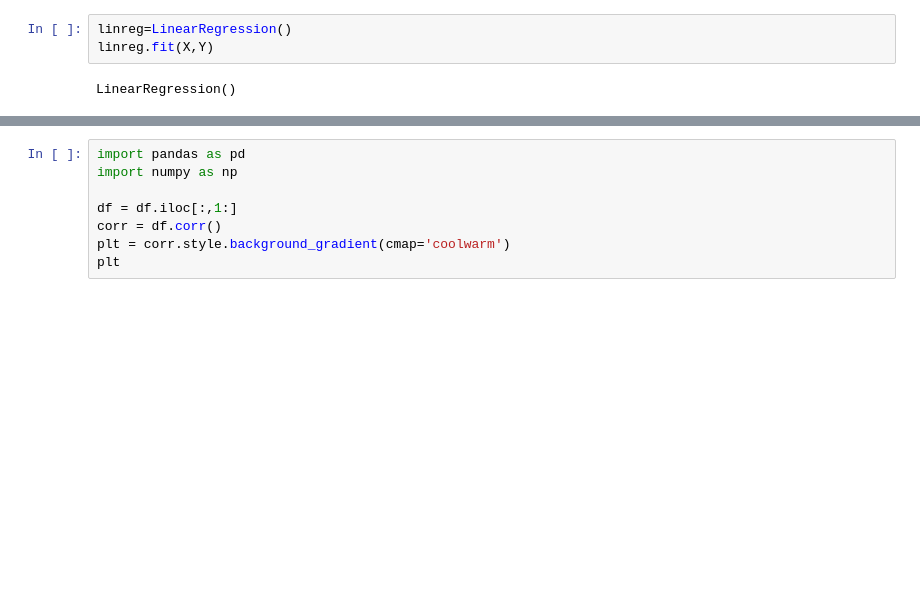
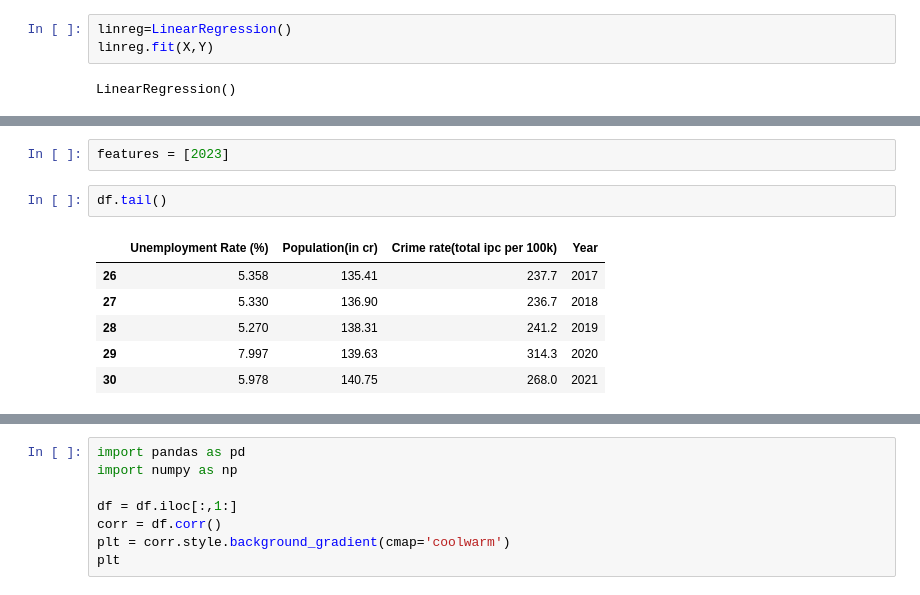
Before and after one commit to Mubeen-Zaki/Crime_Analysis, a Jupyter notebook: Prediction/prediction.ipynb, the cells around one changed output, grey strips where cells are left out. Cells and saved outputs as stored; diff of their text form; blank space fills up the shorter version.

```diff
--- a/Prediction/prediction.ipynb
+++ b/Prediction/prediction.ipynb
@@ -978,0 +1040,11 @@ print(Accuracy)
+# %%
+features = [2023]
+# %%
+df.tail()
+# %% [output]
+|  | Unemployment Rate (%) | Population(in cr) | Crime rate(total ipc per 100k) | Year |
+| 26 | 5.358 | 135.41 | 237.7 | 2017 |
+| 27 | 5.330 | 136.90 | 236.7 | 2018 |
+| 28 | 5.270 | 138.31 | 241.2 | 2019 |
+| 29 | 7.997 | 139.63 | 314.3 | 2020 |
+| 30 | 5.978 | 140.75 | 268.0 | 2021 |
```
Also changed, not shown: parts of 16 cells of this notebook, 7 other files.
